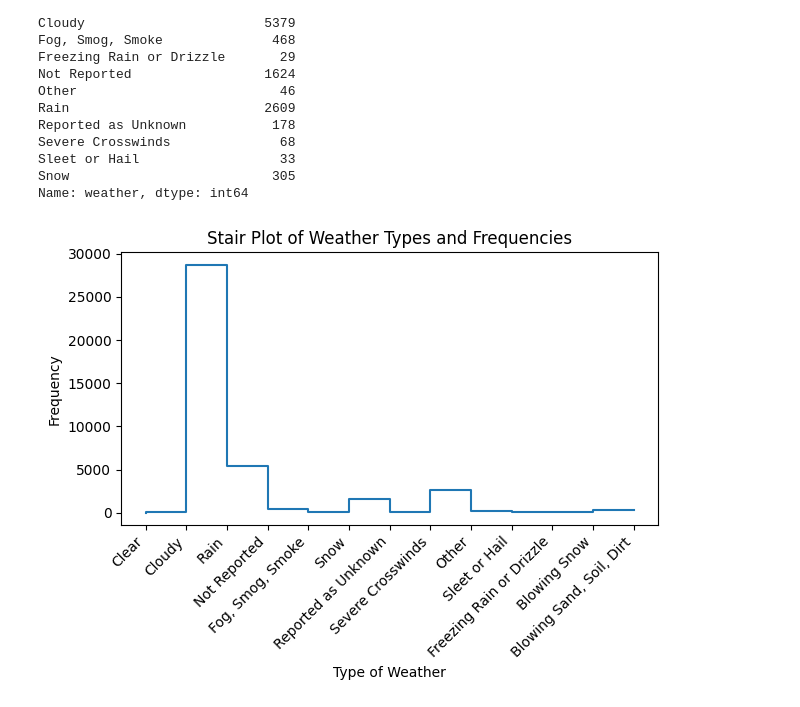
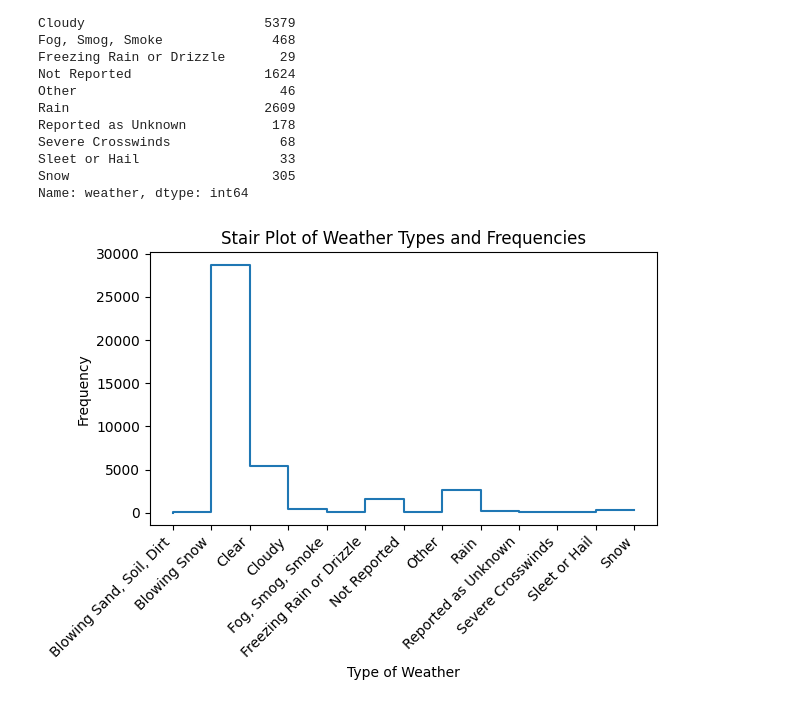
Before and after one commit to PranitKatwe/Car-Crash-Statistical-Analysis-using-Python, a Jupyter notebook: Car Crash Statistical Analysis.ipynb, the cells around one changed output. Drawn from its saved outputs; the diff is of its cells as text; code cells hidden in the pictures.

```diff
--- a/Car Crash Statistical Analysis.ipynb
+++ b/Car Crash Statistical Analysis.ipynb
@@ -448,18 +448,18 @@ Name: weather, dtype: int64
 # %%
 # Why this visualization?
 # This visualization provides the information on the number of crashes (count) based on each weather condition.
-weather_types = ['Clear', 'Cloudy', 'Rain', 'Not Reported', 'Fog, Smog, Smoke', 'Snow', 'Reported as Unknown',
-                 'Severe Crosswinds', 'Other', 'Sleet or Hail', 'Freezing Rain or Drizzle', 'Blowing Snow',
-                 'Blowing Sand, Soil, Dirt']
+weather_types = ['Blowing Sand, Soil, Dirt','Blowing Snow','Clear', 'Cloudy','Fog, Smog, Smoke','Freezing Rain or Drizzle', 'Not Reported', 'Other','Rain', 'Reported as Unknown',
+                 'Severe Crosswinds', 'Sleet or Hail','Snow'
+                 ]
 
 frequency = [15,28,28726,5379,468,29,1624,46,2609,178,68,33,305]
 
 plt.step(weather_types, frequency, where='pre')
 plt.xticks(rotation=45, ha='right')
 plt.xlabel('Type of Weather')
 plt.ylabel('Frequency')
 plt.title('Stair Plot of Weather Types and Frequencies')
 plt.tight_layout()
 plt.show()
 # %% [output]
-[figure, old version]
+[figure, new version]
```
Also changed, not shown: parts of 10 cells of this notebook.
